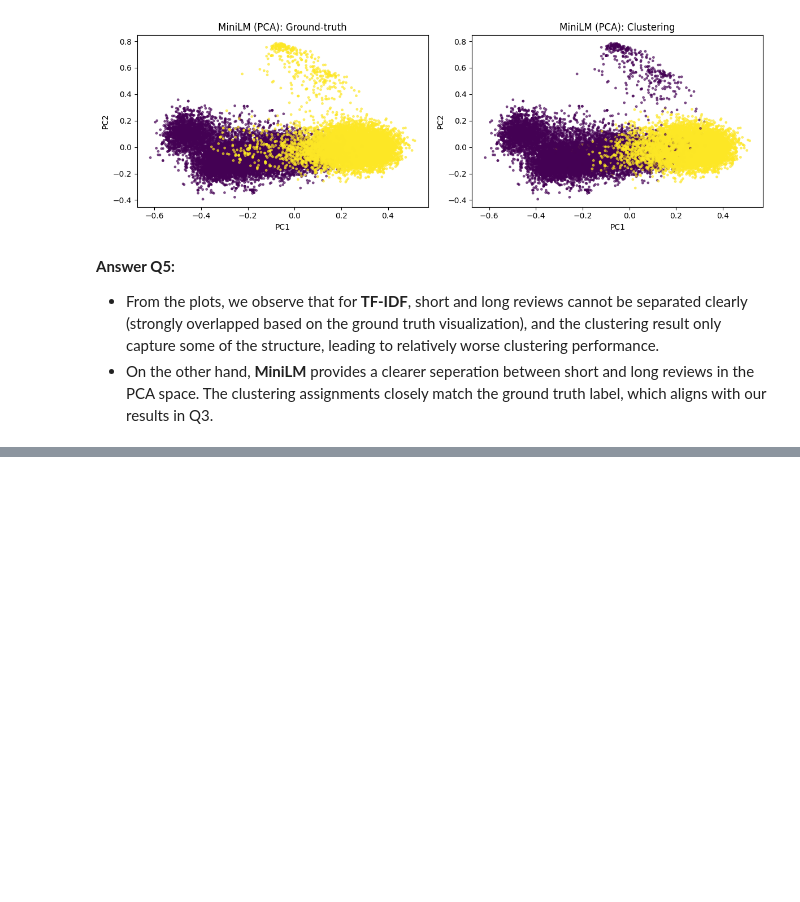
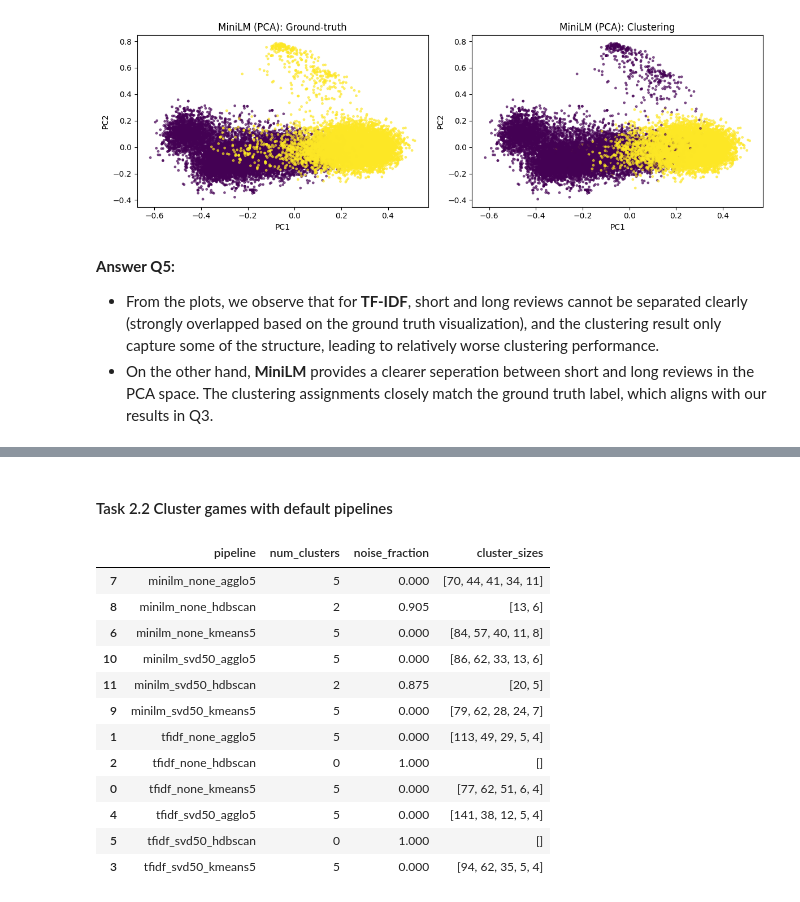
Before and after one commit to Parixxx21/ECE219-Project2, a Jupyter notebook: P2.ipynb, the cells around one changed output, grey strips where cells are left out. Saved outputs shown, nothing was run; the diff lists cells and outputs as text; code cells hidden in the pictures; blank space fills up the shorter version.

Commit message:
Task 2

```diff
--- a/P2.ipynb
+++ b/P2.ipynb
@@ -323,0 +361,7 @@ plt.show()
+# %%
+from sklearn.feature_extraction.text import TfidfVectorizer
+
+tfidf_vec = TfidfVectorizer(min_df=3, stop_words="english", ngram_range=(1,1))
+X_game_tfidf = tfidf_vec.fit_transform(games["doc"].values)
+
+print("TF-IDF game matrix shape:", X_game_tfidf.shape)
@@ -323,0 +419,2 @@ plt.show()
+# %% [markdown]
+#### Task 2.2 Cluster games with default pipelines
@@ -323,0 +491,62 @@ plt.show()
+# %%
+from sklearn.decomposition import TruncatedSVD
+
+def dr_none(X):
+    return X
+
+def dr_svd50(X):
+    return TruncatedSVD(n_components=50, random_state=42).fit_transform(X)
+# %%
+pipelines = []
+summary_rows = []
+
+representations = {
+    "tfidf": X_game_tfidf,
+    "minilm": X_game_minilm
+}
+
+reducers = {
+    "none": dr_none,
+    "svd50": dr_svd50
+}
+
+clusterers = {
+    "kmeans5": run_kmeans,
+    "agglo5": run_agglo,
+    "hdbscan": run_hdbscan
+}
+
+for r_name, X in representations.items():
+    for d_name, dr in reducers.items():
+        Z = dr(X)
+
+        for c_name, cl in clusterers.items():
+            labels = cl(Z)
+            pname = f"{r_name}_{d_name}_{c_name}"
+
+            summary = summarize_clusters(labels, pname)
+            pipelines.append((pname, labels, summary))
+
+            summary_rows.append({
+                "pipeline": pname,
+                "num_clusters": summary["num_clusters"],
+                "noise_fraction": summary["noise_fraction"],
+                "cluster_sizes": summary["cluster_sizes"]
+            })
+
+q7_overview = pd.DataFrame(summary_rows)
+q7_overview.sort_values("pipeline")
+# %% [output]
+|  | pipeline | num_clusters | noise_fraction | cluster_sizes |
+| 7 | minilm_none_agglo5 | 5 | 0.000 | [70, 44, 41, 34, 11] |
+| 8 | minilm_none_hdbscan | 2 | 0.905 | [13, 6] |
+| 6 | minilm_none_kmeans5 | 5 | 0.000 | [84, 57, 40, 11, 8] |
+| 10 | minilm_svd50_agglo5 | 5 | 0.000 | [86, 62, 33, 13, 6] |
+| 11 | minilm_svd50_hdbscan | 2 | 0.875 | [20, 5] |
+| 9 | minilm_svd50_kmeans5 | 5 | 0.000 | [79, 62, 28, 24, 7] |
+| 1 | tfidf_none_agglo5 | 5 | 0.000 | [113, 49, 29, 5, 4] |
+| 2 | tfidf_none_hdbscan | 0 | 1.000 | [] |
+| 0 | tfidf_none_kmeans5 | 5 | 0.000 | [77, 62, 51, 6, 4] |
+| 4 | tfidf_svd50_agglo5 | 5 | 0.000 | [141, 38, 12, 5, 4] |
+| 5 | tfidf_svd50_hdbscan | 0 | 1.000 | [] |
+| 3 | tfidf_svd50_kmeans5 | 5 | 0.000 | [94, 62, 35, 5, 4] |
```
Also changed, not shown: parts of 14 cells of this notebook, 1 other file.
